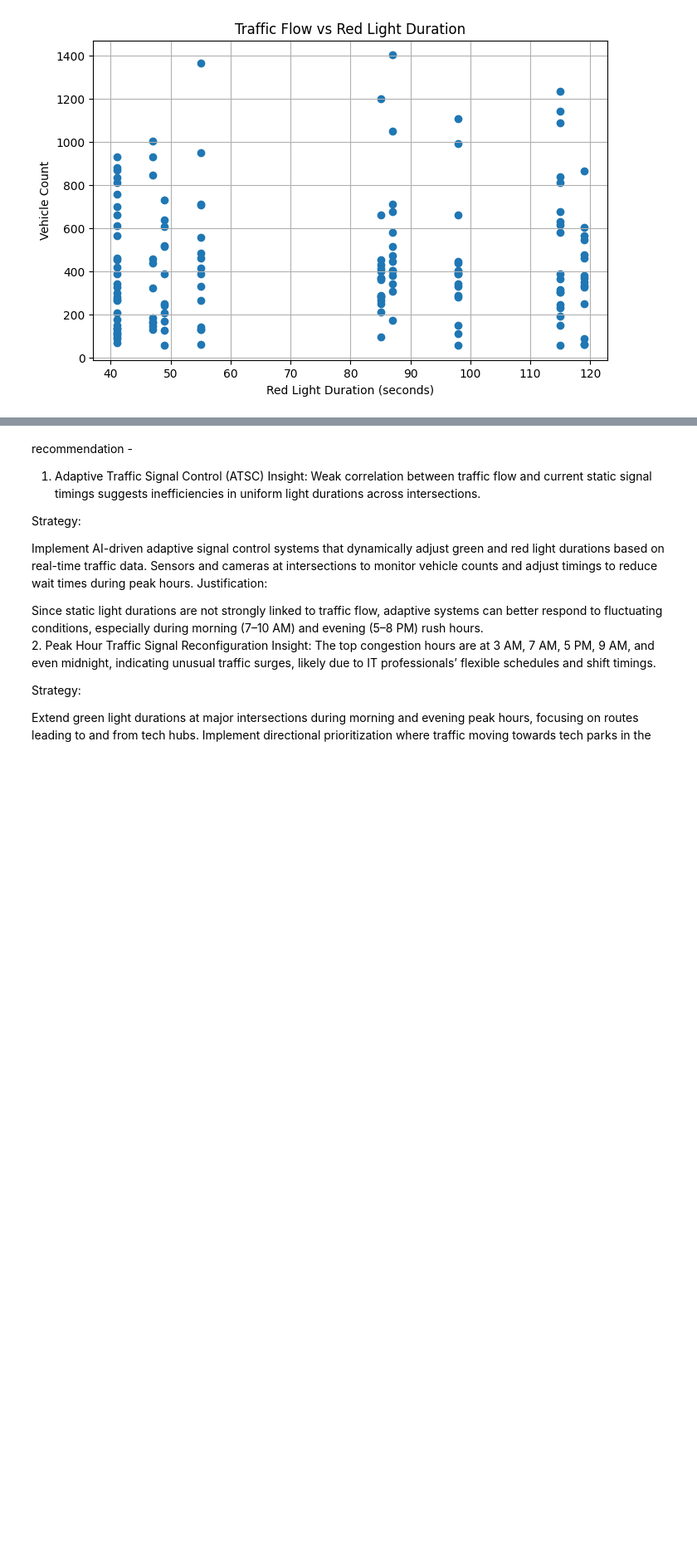
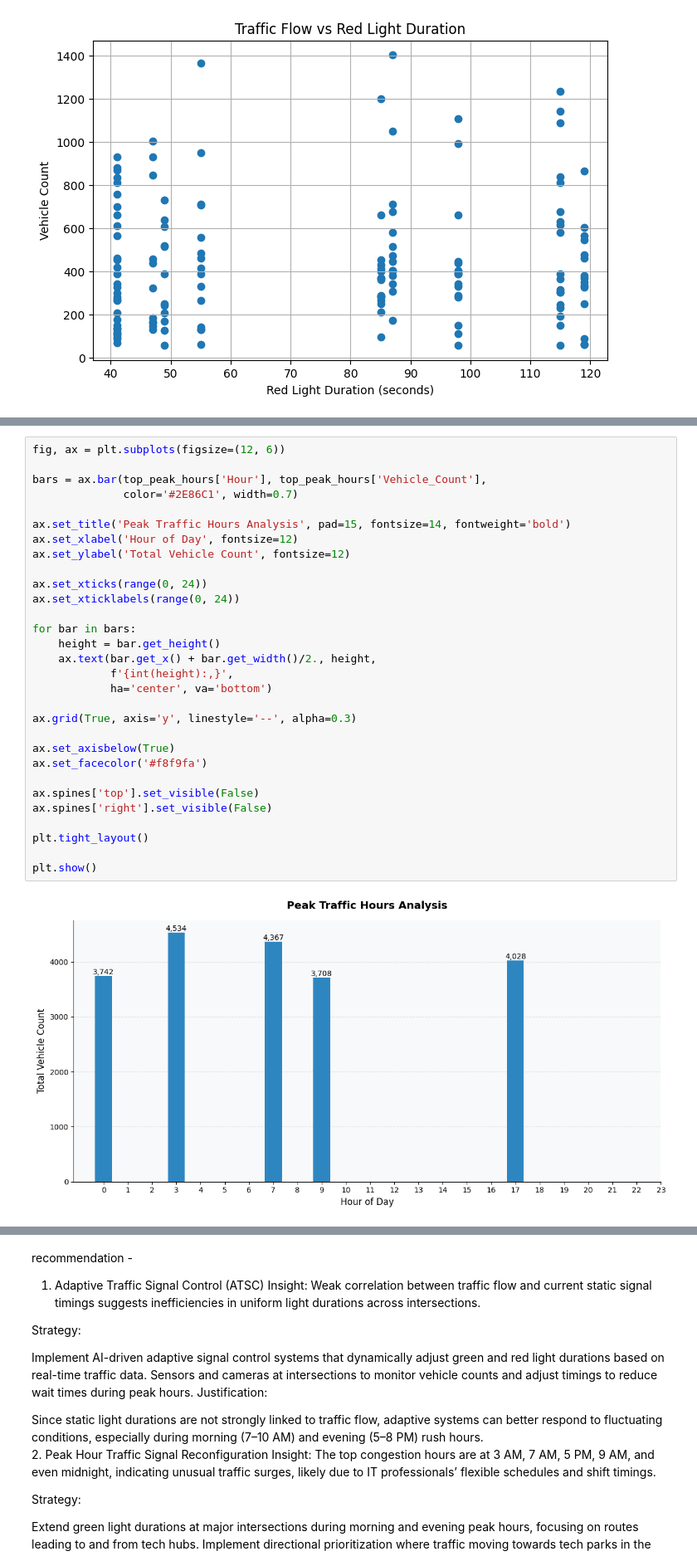
Before and after one commit to Arunprabhakaran04/EY_task, a Jupyter notebook: Case_Study_2/traffic_analysis.ipynb, the cells around one changed output, grey strips where cells are left out. Shown at 83% size. Saved outputs shown, nothing was run; the diff lists cells and outputs as text; blank space fills up the shorter version.

Commit message:
traffic_analysis updated

```diff
--- a/Case_Study_2/traffic_analysis.ipynb
+++ b/Case_Study_2/traffic_analysis.ipynb
@@ -152,3 +151,35 @@ print(top_peak_hours)
 2    17           4028
 3     0           3742
 4     9           3708
+# %%
+fig, ax = plt.subplots(figsize=(12, 6))
+
+bars = ax.bar(top_peak_hours['Hour'], top_peak_hours['Vehicle_Count'],
+              color='#2E86C1', width=0.7)
+
+ax.set_title('Peak Traffic Hours Analysis', pad=15, fontsize=14, fontweight='bold')
+ax.set_xlabel('Hour of Day', fontsize=12)
+ax.set_ylabel('Total Vehicle Count', fontsize=12)
+
+ax.set_xticks(range(0, 24))
+ax.set_xticklabels(range(0, 24))
+
+for bar in bars:
+    height = bar.get_height()
+    ax.text(bar.get_x() + bar.get_width()/2., height,
+            f'{int(height):,}',
+            ha='center', va='bottom')
+
+ax.grid(True, axis='y', linestyle='--', alpha=0.3)
+
+ax.set_axisbelow(True)
+ax.set_facecolor('#f8f9fa')
+
+ax.spines['top'].set_visible(False)
+ax.spines['right'].set_visible(False)
+
+plt.tight_layout()
+
+plt.show()
+# %% [output]
+[figure, added]
```
Also changed, not shown: parts of 12 cells of this notebook.
